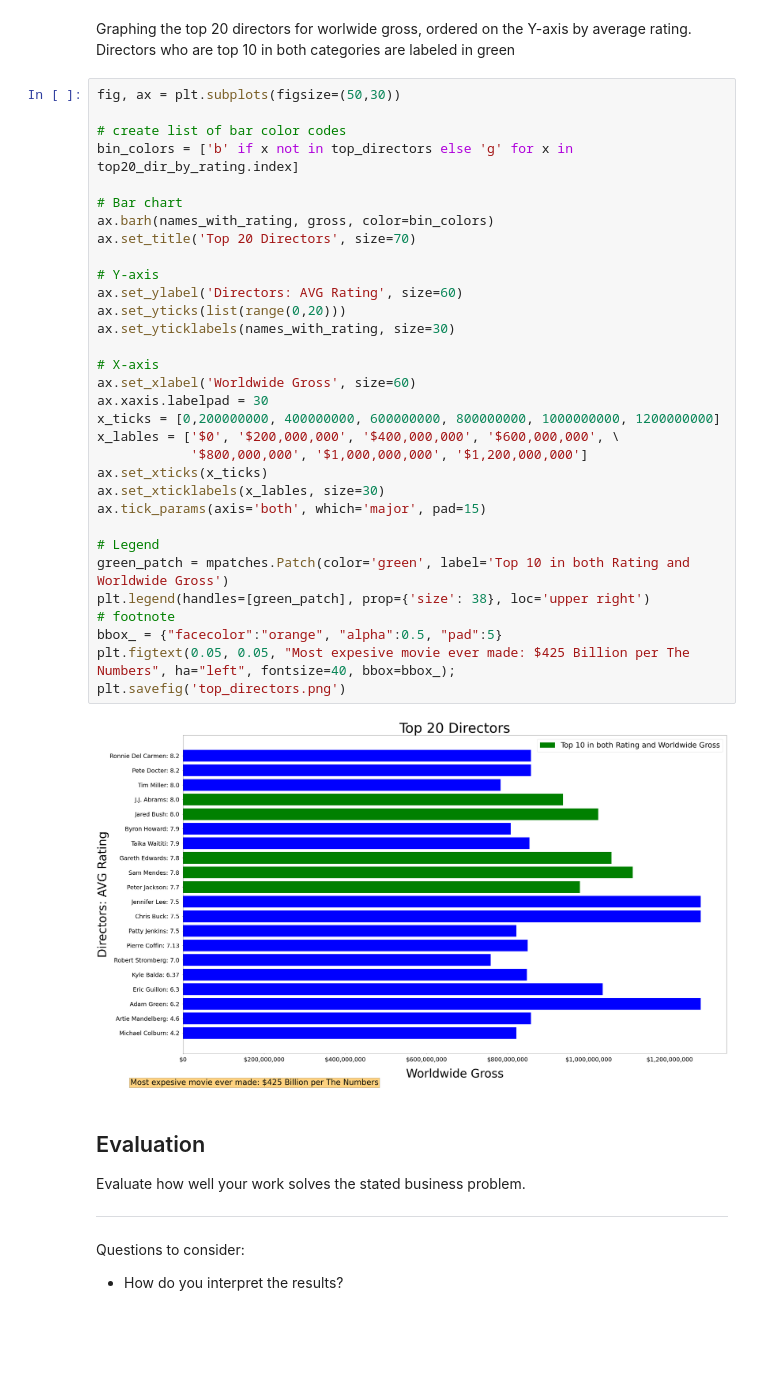
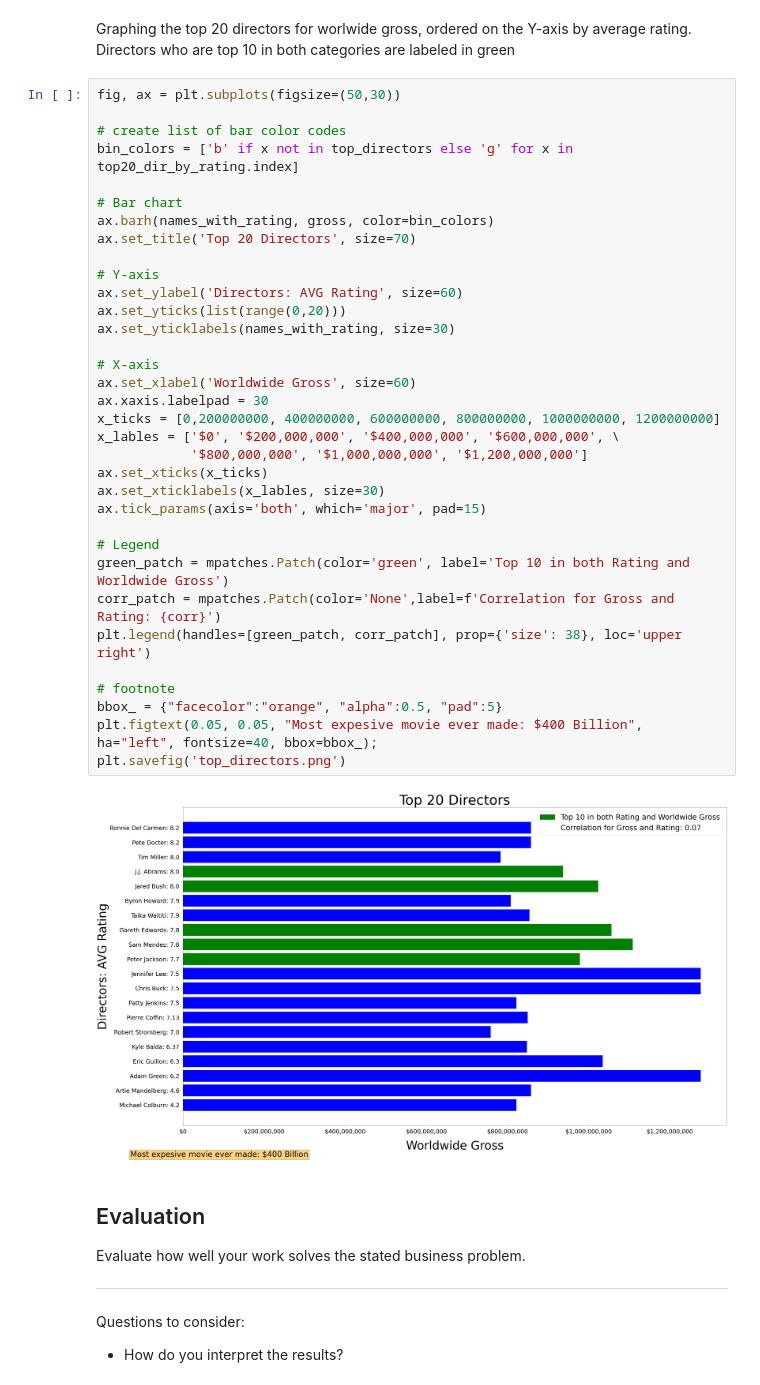
Before and after one commit to zach-hanly/microsoft_movie_project, a Jupyter notebook: zach/dsc-phase1-project-template.ipynb, the cells around one changed output. Cells and saved outputs as stored; diff of their text form; blank space fills up the shorter version.

```diff
--- a/zach/dsc-phase1-project-template.ipynb
+++ b/zach/dsc-phase1-project-template.ipynb
@@ -147,36 +147,38 @@ Graphing the top 20 directors for worlwide gross, ordered on the Y-axis by avera
 fig, ax = plt.subplots(figsize=(50,30))
 
 # create list of bar color codes
 bin_colors = ['b' if x not in top_directors else 'g' for x in top20_dir_by_rating.index]
 
 # Bar chart
 ax.barh(names_with_rating, gross, color=bin_colors)
 ax.set_title('Top 20 Directors', size=70)
 
 # Y-axis
 ax.set_ylabel('Directors: AVG Rating', size=60)
 ax.set_yticks(list(range(0,20)))
 ax.set_yticklabels(names_with_rating, size=30)
 
 # X-axis
 ax.set_xlabel('Worldwide Gross', size=60)
 ax.xaxis.labelpad = 30
 x_ticks = [0,200000000, 400000000, 600000000, 800000000, 1000000000, 1200000000]
 x_lables = ['$0', '$200,000,000', '$400,000,000', '$600,000,000', \
             '$800,000,000', '$1,000,000,000', '$1,200,000,000']
 ax.set_xticks(x_ticks)
 ax.set_xticklabels(x_lables, size=30)
 ax.tick_params(axis='both', which='major', pad=15)
 
 # Legend
 green_patch = mpatches.Patch(color='green', label='Top 10 in both Rating and Worldwide Gross')
-plt.legend(handles=[green_patch], prop={'size': 38}, loc='upper right')
+corr_patch = mpatches.Patch(color='None',label=f'Correlation for Gross and Rating: {corr}')
+plt.legend(handles=[green_patch, corr_patch], prop={'size': 38}, loc='upper right')
+
 # footnote
 bbox_ = {"facecolor":"orange", "alpha":0.5, "pad":5}
-plt.figtext(0.05, 0.05, "Most expesive movie ever made: $425 Billion per The Numbers", ha="left", fontsize=40, bbox=bbox_);
+plt.figtext(0.05, 0.05, "Most expesive movie ever made: $400 Billion", ha="left", fontsize=40, bbox=bbox_);
 plt.savefig('top_directors.png')
 # %% [output]
-[figure, old version]
+[figure, new version]
 # %% [markdown]
 ## Evaluation
 Evaluate how well your work solves the stated business problem.
```
Also changed, not shown: parts of 3 cells of this notebook, 2 other files.
